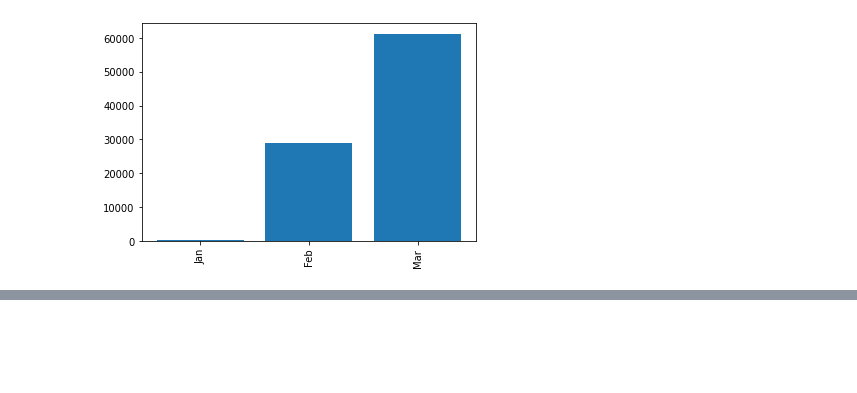
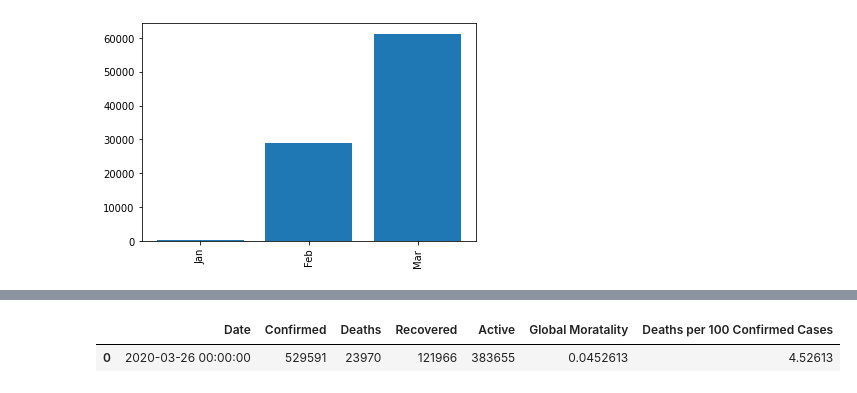
Before and after one commit to AlrikF/Covid19, a Jupyter notebook: COVID.ipynb, the cells around one changed output, grey strips where cells are left out. Saved outputs shown, nothing was run; the diff lists cells and outputs as text; code cells hidden in the pictures; blank space fills up the shorter version.

```diff
--- a/COVID.ipynb
+++ b/COVID.ipynb
@@ -243,0 +307,9 @@ row_latest_grouped = row_latest.groupby('Country/Region')['Confirmed', 'Deaths',
+# %%
+temp = full_table.groupby('Date')['Confirmed', 'Deaths', 'Recovered', 'Active'].sum().reset_index()
+temp = temp[temp['Date']==max(temp['Date'])].reset_index(drop=True)
+temp['Global Moratality'] = temp['Deaths']/temp['Confirmed']
+temp['Deaths per 100 Confirmed Cases'] = temp['Global Moratality']*100
+temp.style.background_gradient(cmap='Pastel1')
+# %% [output]
+|  | Date | Confirmed | Deaths | Recovered | Active | Global Moratality | Deaths per 100 Confirmed Cases |
+| 0 | 2020-03-26 00:00:00 | 529591 | 23970 | 121966 | 383655 | 0.0452613 | 4.52613 |
```
Also changed, not shown: parts of 7 cells of this notebook.
